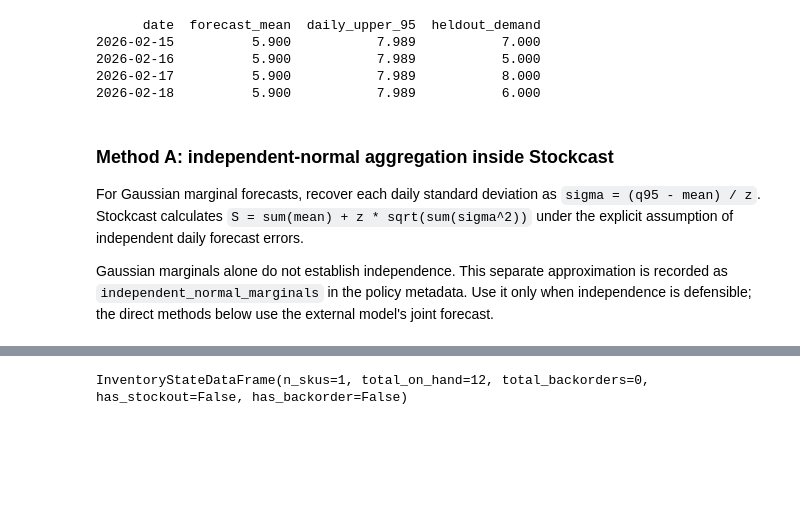
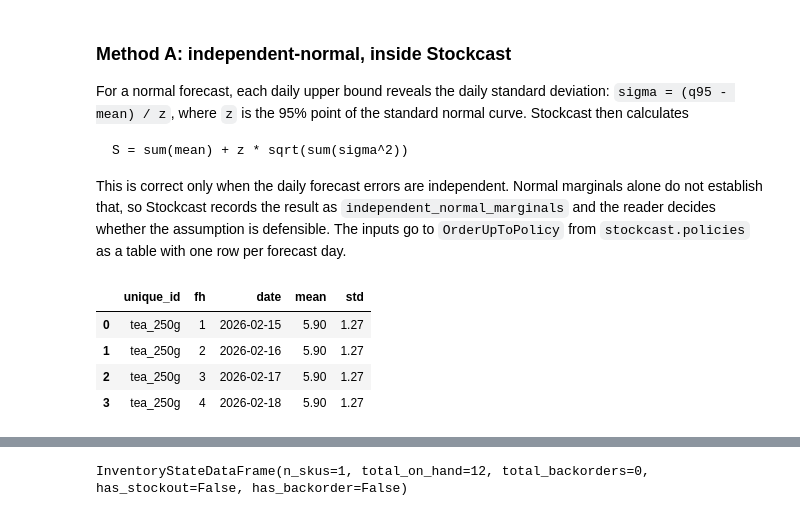
Before and after one commit to FilTheo/stockcast, a Jupyter notebook: examples/notebooks/04e_cumulative_target_methods.ipynb, the cells around one changed output, grey strips where cells are left out. Cells and saved outputs as stored; diff of their text form; code cells hidden in the pictures; blank space fills up the shorter version.

````diff
--- a/examples/notebooks/04e_cumulative_target_methods.ipynb
+++ b/examples/notebooks/04e_cumulative_target_methods.ipynb
@@ -135,16 +144,38 @@ daily_forecast_output = pd.DataFrame({
-# %%
-# Four daily means with separate upper bounds, beside demand later observed.
-print(daily_forecast_output.to_string(index=False, float_format=lambda value: f'{value:.3f}'))
-# %% [output]
-      date  forecast_mean  daily_upper_95  heldout_demand
-2026-02-15          5.900           7.989           7.000
-2026-02-16          5.900           7.989           5.000
-2026-02-17          5.900           7.989           8.000
-2026-02-18          5.900           7.989           6.000
 # %% [markdown]
-### Method A: independent-normal aggregation inside Stockcast
+### Method A: independent-normal, inside Stockcast
 
-For Gaussian marginal forecasts, recover each daily standard deviation as `sigma = (q95 - mean) / z`. Stockcast calculates `S = sum(mean) + z * sqrt(sum(sigma^2))` under the explicit assumption of independent daily forecast errors.
+For a normal forecast, each daily upper bound reveals the daily standard deviation: `sigma = (q95 - mean) / z`, where `z` is the 95% point of the standard normal curve. Stockcast then calculates
 
-Gaussian marginals alone do not establish independence. This separate approximation is recorded as `independent_normal_marginals` in the policy metadata. Use it only when independence is defensible; the direct methods below use the external model's joint forecast.
+```text
+S = sum(mean) + z * sqrt(sum(sigma^2))
+```
+
+This is correct only when the daily forecast errors are independent. Normal marginals alone do not establish that, so Stockcast records the result as `independent_normal_marginals` and the reader decides whether the assumption is defensible. The inputs go to `OrderUpToPolicy` from `stockcast.policies` as a table with one row per forecast day.
+# %%
+from statistics import NormalDist
+
+# z converts each upper bound back into the sigma it implies under normality.
+z = NormalDist().inv_cdf(service_level)
+marginal_inputs = pd.DataFrame(
+    {
+        "unique_id": sku,
+        "fh": range(1, protection_horizon + 1),
+        "date": forecast_dates,
+        "mean": daily_forecast_output["forecast_mean"].to_numpy(),
+        "std": (
+            (
+                daily_forecast_output["daily_upper_95"]
+                - daily_forecast_output["forecast_mean"]
+            )
+            / z
+        ).to_numpy(),
+    }
+)
+marginal_inputs
+# %% [output]
+|  | unique_id | fh | date | mean | std |
+| 0 | tea_250g | 1 | 2026-02-15 | 5.90 | 1.27 |
+| 1 | tea_250g | 2 | 2026-02-16 | 5.90 | 1.27 |
+| 2 | tea_250g | 3 | 2026-02-17 | 5.90 | 1.27 |
+| 3 | tea_250g | 4 | 2026-02-18 | 5.90 | 1.27 |
 # %%
````
Also changed, not shown: parts of 29 cells of this notebook.
